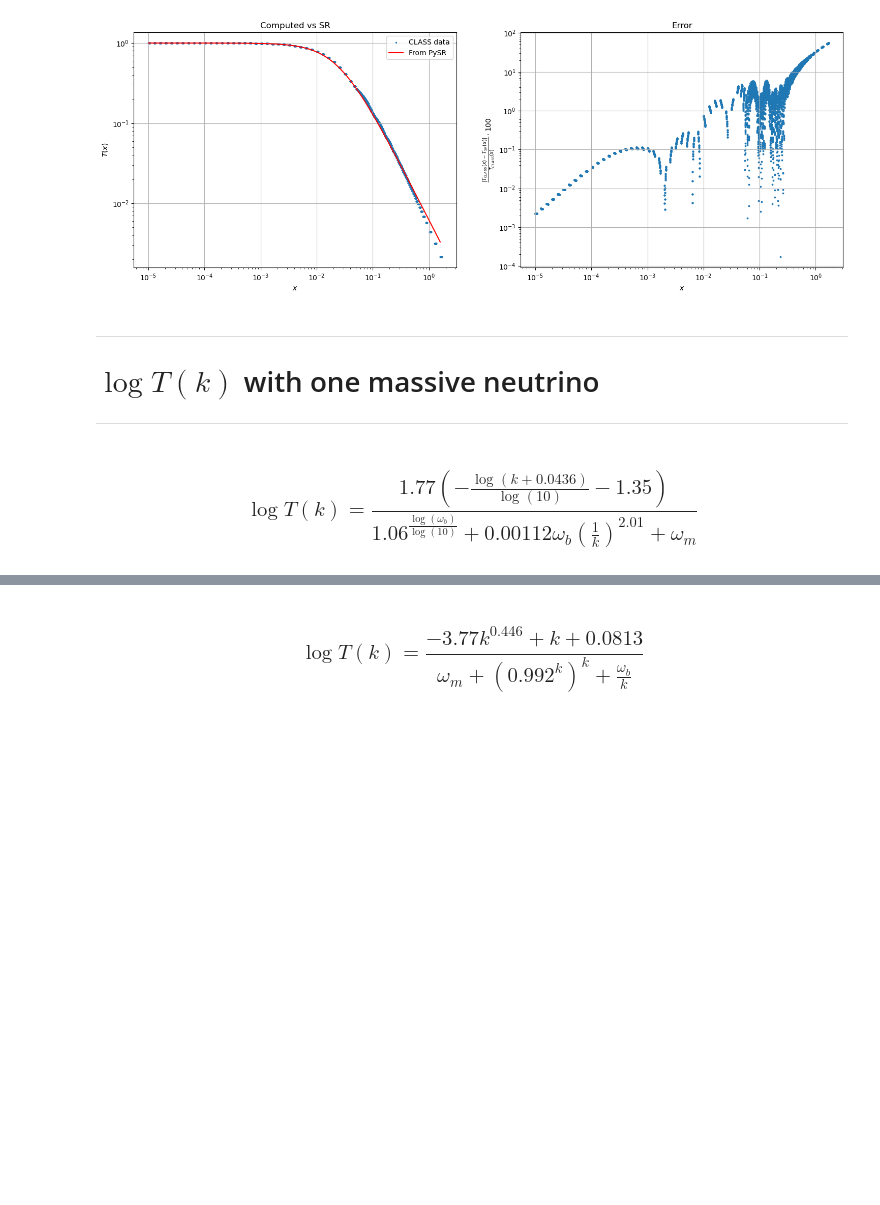
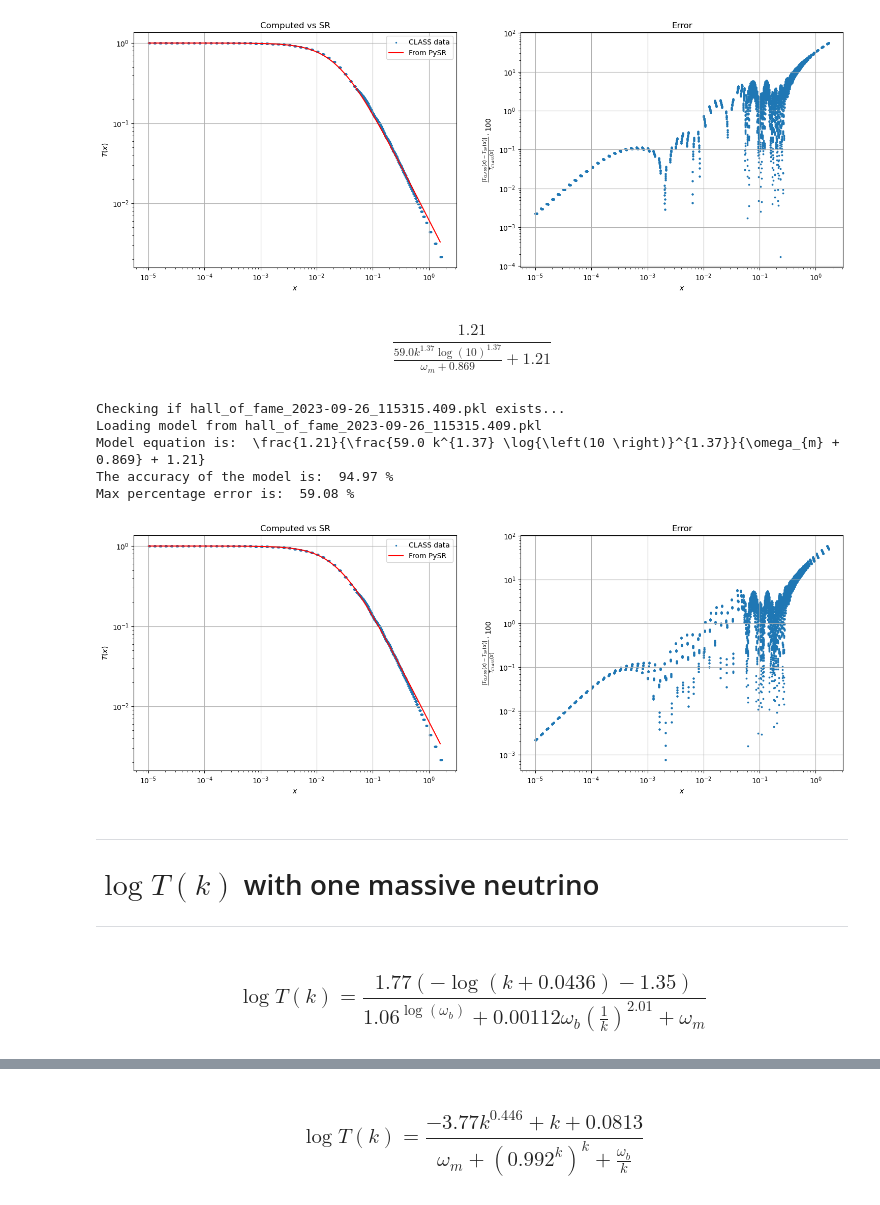
Before and after one commit to farocrown/Simreg, a Jupyter notebook: sr_tf_graphs.ipynb, the cells around one changed output, grey strips where cells are left out. Drawn from its saved outputs; the diff is of its cells as text; code cells hidden in the pictures; blank space fills up the shorter version.

```diff
--- a/sr_tf_graphs.ipynb
+++ b/sr_tf_graphs.ipynb
@@ -67,7 +67,7 @@ def bran(x,T,alpha):
 # %%
 def bran2(x, y, T, alpha):
     a = model.from_file(alpha)
-    T_1 = 10**(a.predict(y))
+    T_1 = (a.predict(y))
     print('Model equation is: ', a.latex())
     fig, axs = plt.subplots(1, 2, figsize=(18, 6))
     axs[0].scatter(x, T, s=2, label='CLASS data')
@@ -206,12 +244,21 @@ Model equation is:  \frac{\omega_{m}}{\omega_{m} + \frac{44.0 \left(k \omega_{m}
 The accuracy of the model is:  95.01 %
 Max percentage error is:  55.29 %
 [figure]
+# %% [markdown]
+$$ \frac{1.21}{\frac{59.0 k^{1.37} \log{\left(10 \right)}^{1.37}}{\omega_{m} + 0.869} + 1.21} $$
 # %%
-bran(z2,T2,'hall_of_fame_2023-09-14_114450.164.pkl')
+bran2(k2,y2,(T2),'hall_of_fame_2023-09-26_115315.409.pkl')
+# %% [output]
+Checking if hall_of_fame_2023-09-26_115315.409.pkl exists...
+Loading model from hall_of_fame_2023-09-26_115315.409.pkl
+Model equation is:  \frac{1.21}{\frac{59.0 k^{1.37} \log{\left(10 \right)}^{1.37}}{\omega_{m} + 0.869} + 1.21}
+The accuracy of the model is:  94.97 %
+Max percentage error is:  59.08 %
+[figure, added]
 # %% [markdown]
 ----
 # $\log T(k)$ with one massive neutrino
 ----
 # %% [markdown]
-### $$ \log T(k) = \frac{1.77 \left(- \frac{\log{\left(k + 0.0436 \right)}}{\log{\left(10 \right)}} - 1.35\right)}{1.06^{\frac{\log{\left(\omega_{b} \right)}}{\log{\left(10 \right)}}} + 0.00112 \omega_{b} \left(\frac{1}{k}\right)^{2.01} + \omega_{m}} $$
+### $$ \log T(k) = \frac{1.77 \left(- \log{\left(k + 0.0436 \right)} - 1.35\right)}{1.06^{\log{\left(\omega_{b} \right)}} + 0.00112 \omega_{b} \left(\frac{1}{k}\right)^{2.01} + \omega_{m}} $$
 # %%
```
Also changed, not shown: parts of 6 cells of this notebook.
